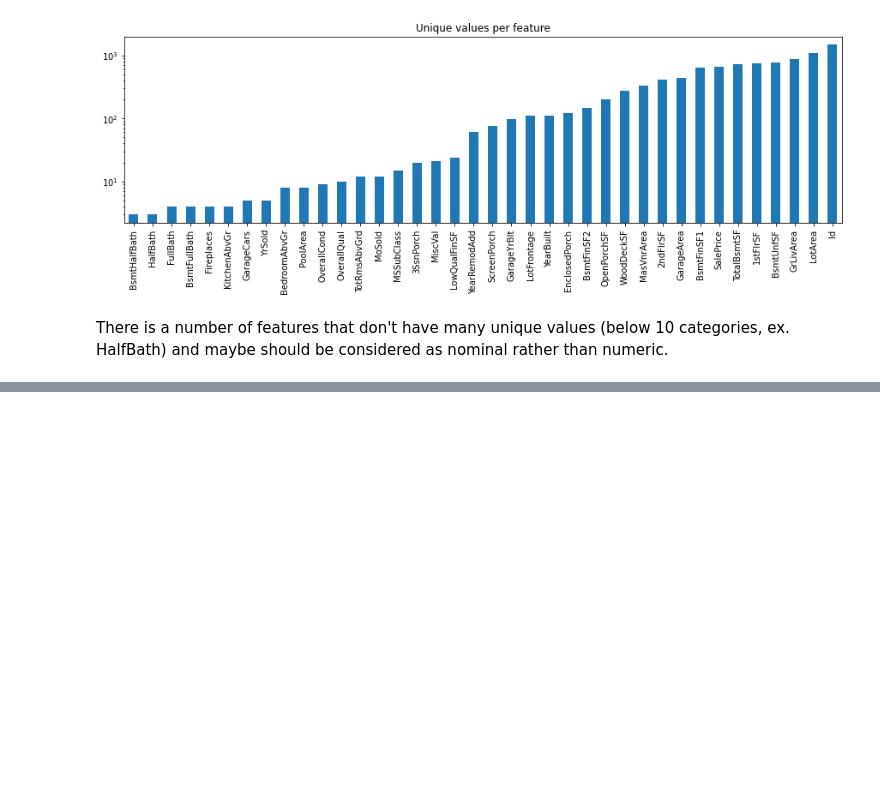
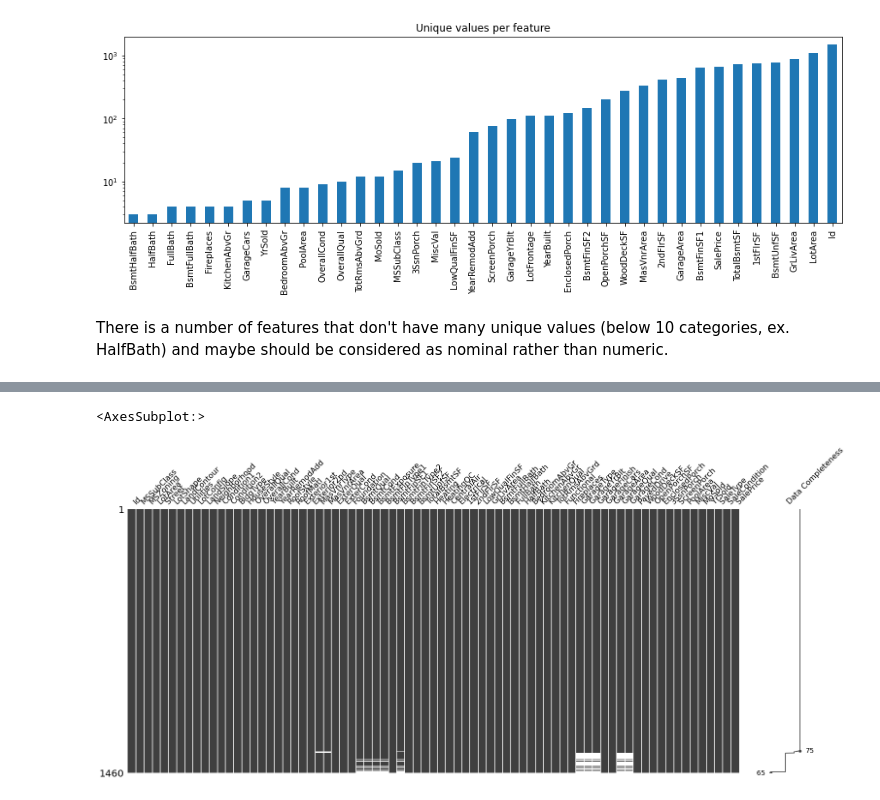
Before and after one commit to patrycja-naumczyk/Kaggle_housePrice, a Jupyter notebook: EDA1.ipynb, the cells around one changed output, grey strips where cells are left out. Saved outputs shown, nothing was run; the diff lists cells and outputs as text; code cells hidden in the pictures; blank space fills up the shorter version.

```diff
--- a/EDA1.ipynb
+++ b/EDA1.ipynb
@@ -103,0 +152,7 @@ df["FullBath"].nunique()
+# %%
+df = df.dropna(thresh=df.shape[0] * 0.85, axis=1)
+# %%
+msno.matrix(df, labels=True, sort="descending")
+# %% [output]
+<AxesSubplot:>
+[figure, added]
```
Also changed, not shown: parts of 25 cells of this notebook.
